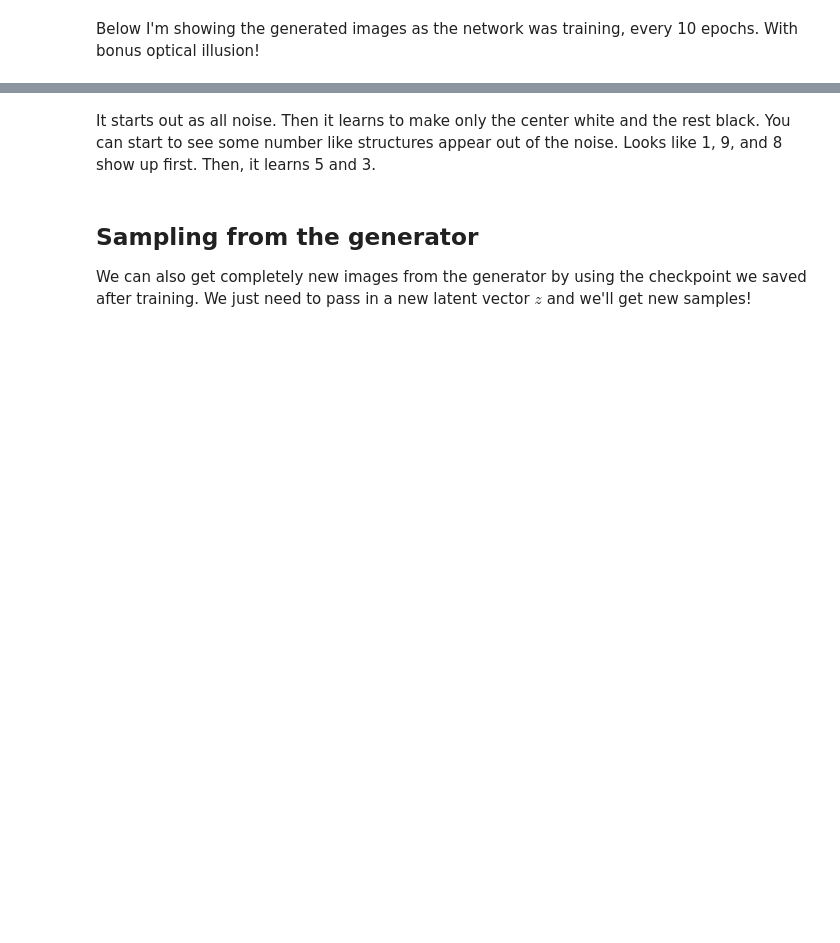
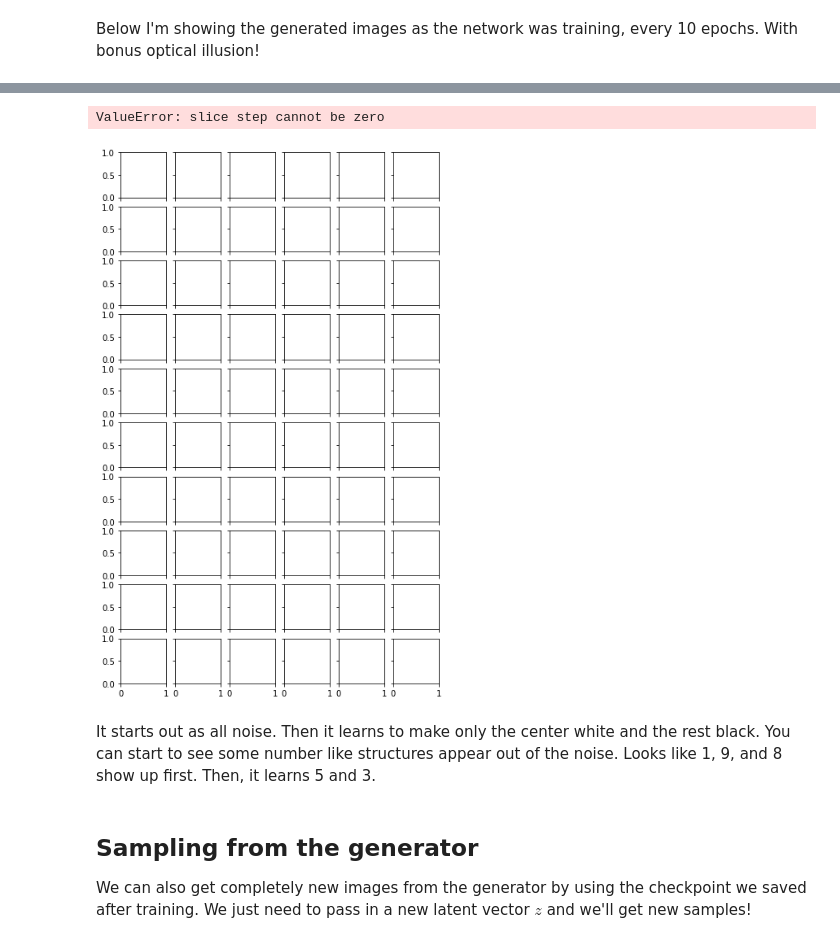
Before and after one commit to Parker-Lyu/DeepL_Andrew_And_Uda, a Jupyter notebook: 14gan_mnist/Intro_to_GANs.ipynb, the cells around one changed output, grey strips where cells are left out. Saved outputs shown, nothing was run; the diff lists cells and outputs as text; code cells hidden in the pictures; blank space fills up the shorter version.

```diff
--- a/14gan_mnist/Intro_to_GANs.ipynb
+++ b/14gan_mnist/Intro_to_GANs.ipynb
@@ -319,12 +371,16 @@ Below I'm showing the generated images as the network was training, every 10 epo
 # %%
+# 这部分代码调试不通， 就改用了上面的代码
 rows, cols = 10, 6
 fig, axes = plt.subplots(figsize=(7,12), nrows=rows, ncols=cols, sharex=True, sharey=True)
 
 for sample, ax_row in zip(samples[::int(len(samples)/rows)], axes):
-    for img, ax in zip(sample[::int(len(sample)/cols)], ax_row):
+    for img, ax in zip(sample[0][::int(len(sample)/cols)], ax_row):
         ax.imshow(img.reshape((28,28)), cmap='Greys_r')
         ax.xaxis.set_visible(False)
         ax.yaxis.set_visible(False)
+# %% [output]
+ValueError: slice step cannot be zero
+[figure, added]
 # %% [markdown]
 It starts out as all noise. Then it learns to make only the center white and the rest black. You can start to see some number like structures appear out of the noise. Looks like 1, 9, and 8 show up first. Then, it learns 5 and 3.
 # %% [markdown]
```
Also changed, not shown: parts of 11 cells of this notebook, 2 other files.
